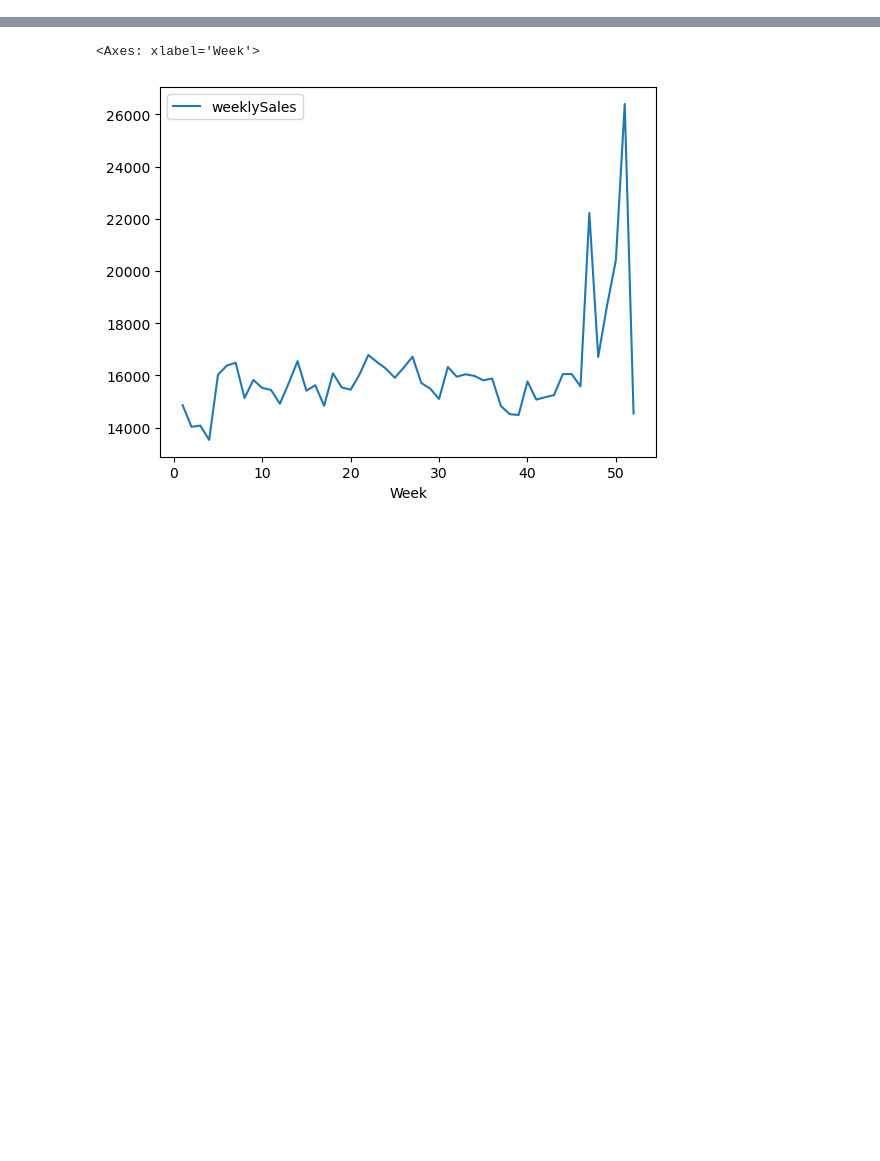
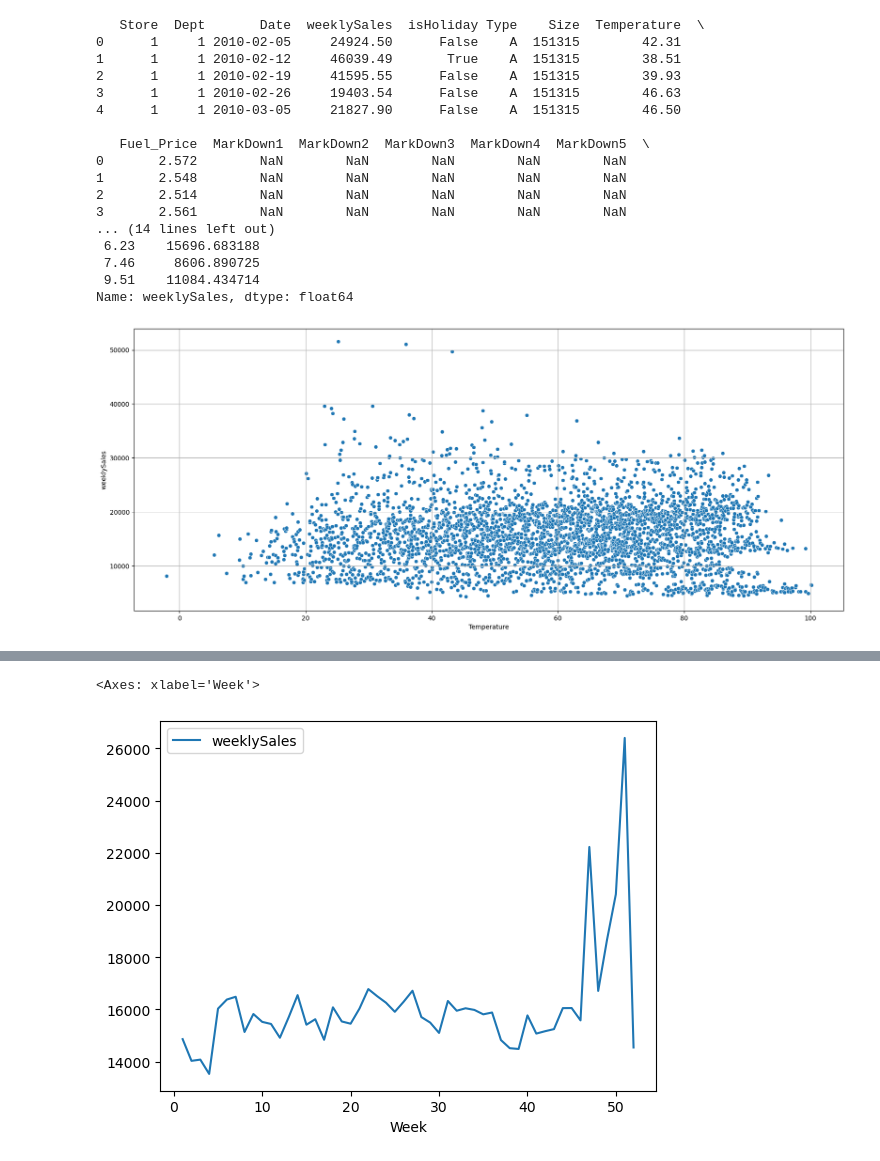
Before and after one commit to Farlein/Walmart_Sales, a Jupyter notebook: Walmart_Sale_Predication.ipynb, the cells around one changed output, grey strips where cells are left out. Cells and saved outputs as stored; diff of their text form; code cells hidden in the pictures; blank space fills up the shorter version.

```diff
--- a/Walmart_Sale_Predication.ipynb
+++ b/Walmart_Sale_Predication.ipynb
@@ -39,0 +204,33 @@ pd.DataFrame(train_dataset.dtypes, columns=['Type'])
+# %%
+# Trend by temperature
+
+train_grouped = train_dataset.groupby(['Temperature'])['weeklySales'].mean()
+print(train_grouped.head(5))
+
+
+plt.figure(figsize=(20,8))
+sns.scatterplot(data=train_grouped)
+plt.grid()
+#plt.xticks(np.arange(34875, 53, step=1))
+plt.show()
+
+# It looks like temperature does not matter much
+# %% [output]
+   Store  Dept       Date  weeklySales  isHoliday Type    Size  Temperature  \
+0      1     1 2010-02-05     24924.50      False    A  151315        42.31
+1      1     1 2010-02-12     46039.49       True    A  151315        38.51
+2      1     1 2010-02-19     41595.55      False    A  151315        39.93
+3      1     1 2010-02-26     19403.54      False    A  151315        46.63
+4      1     1 2010-03-05     21827.90      False    A  151315        46.50
+
+   Fuel_Price  MarkDown1  MarkDown2  MarkDown3  MarkDown4  MarkDown5  \
+0       2.572        NaN        NaN        NaN        NaN        NaN
+1       2.548        NaN        NaN        NaN        NaN        NaN
+2       2.514        NaN        NaN        NaN        NaN        NaN
+3       2.561        NaN        NaN        NaN        NaN        NaN
+... (14 lines left out)
+ 6.23    15696.683188
+ 7.46     8606.890725
+ 9.51    11084.434714
+Name: weeklySales, dtype: float64
+[figure, added]
```
Also changed, not shown: parts of 17 cells of this notebook.
